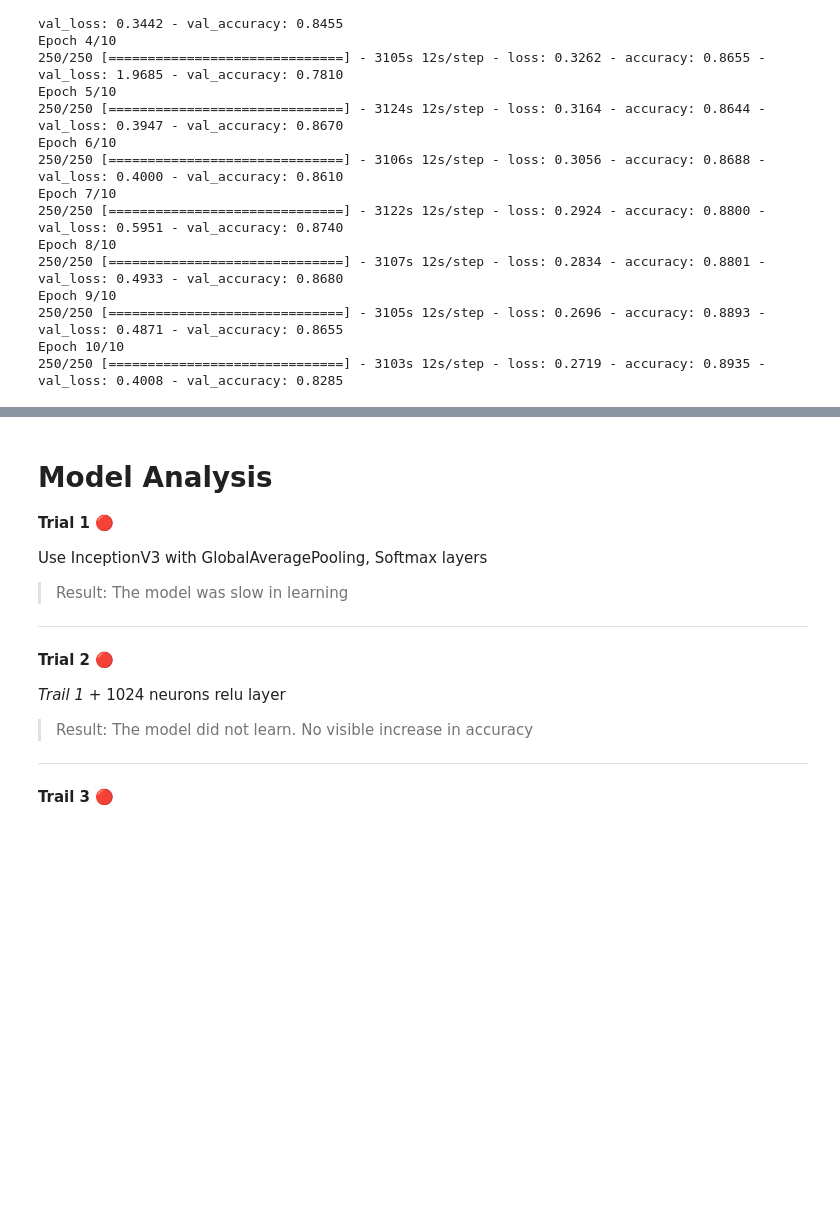
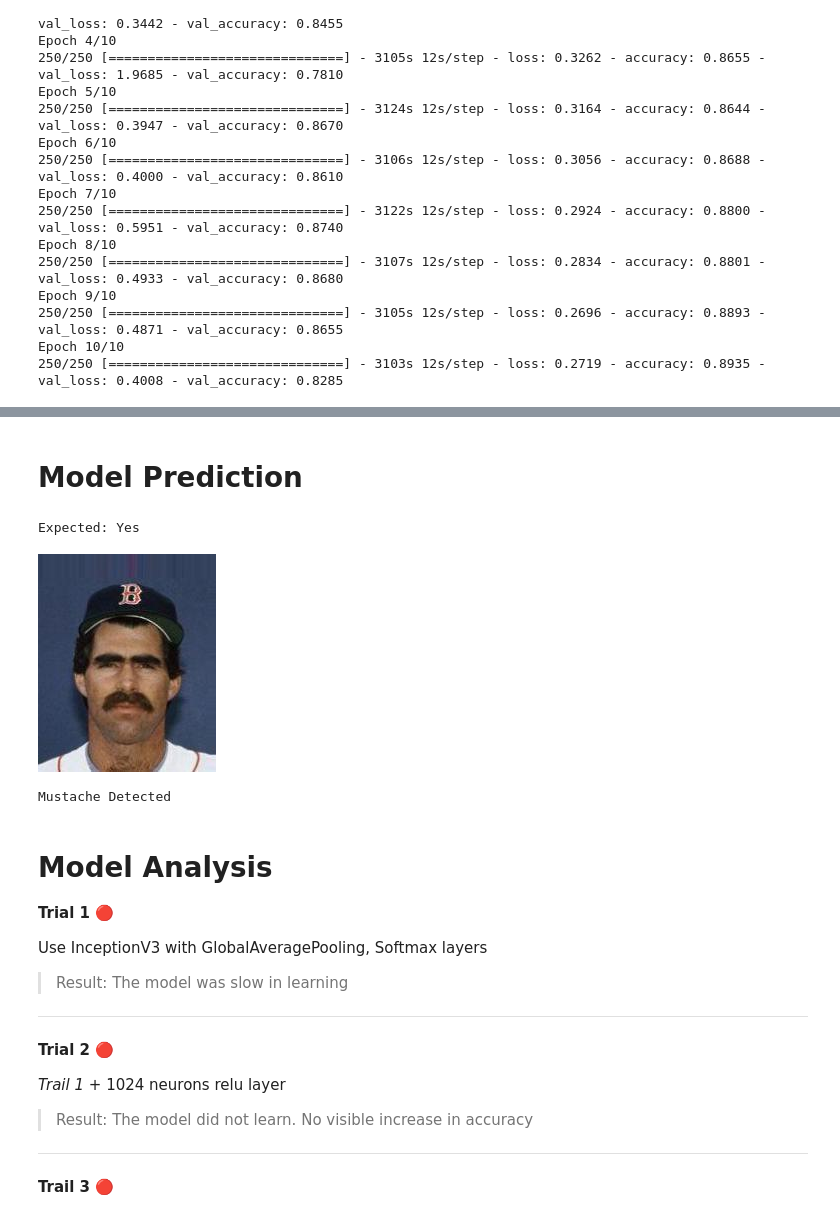
Before and after one commit to vikram0230/Mustache-Detection, a Jupyter notebook: Mustache Detection without OpenCV/mustache_detection.ipynb, the cells around one changed output, grey strips where cells are left out. Drawn from its saved outputs; the diff is of its cells as text; code cells hidden in the pictures; blank space fills up the shorter version.

```diff
--- a/Mustache Detection without OpenCV/mustache_detection.ipynb
+++ b/Mustache Detection without OpenCV/mustache_detection.ipynb
@@ -816,0 +824,7 @@ plt.show()
+# %%
+keras.backend.clear_session()
+x = GlobalAveragePooling2D()(inception.output)
+x = Dense(1024, activation='relu')(x)
+x = Dense(2, activation='softmax')(x)
+
+model = Model(inception.inputs,x)
@@ -816,0 +837,27 @@ plt.show()
+# %%
+model.load_weights('/content/mustache_detection_inception_wo_opencv.h5')
+# %% [markdown]
+# **Model Prediction**
+# %%
+classes = ['No Mustache Detected','Mustache Detected']
+# %%
+# Sample Image Prediction
+
+def predict_mustache(imagePath):
+  image = cv2.imread(imagePath)
+  gray = cv2.cvtColor(image, cv2.COLOR_BGR2GRAY)
+
+  faces = face_classifier.detectMultiScale(gray, 1.05, 5)
+
+  # Condition: Works only when 1 face is detected
+  if len(faces) == 1:
+    for (x,y,w,h) in faces:
+      cropped_img = image[y:y+h,x:x+w]
+      cropped_img = cv2.resize(cropped_img, (256, 256))
+      img_tensor = img_to_array(img)
+      img_tensor = np.expand_dims(img_tensor, axis=0)
+      img_tensor /= 255.
+      prediction = model.predict(img_tensor)
+      prediction_class = classes[np.argmax(prediction)]
+      cv2_imshow(image)
+      print(prediction_class)
@@ -817,3 +867,14 @@ plt.show()
+# %%
+idx = randint(1,test_data.shape[0])
+imageName = test_data.index[idx]
+actual = test_data.loc[imageName]['Mustache']
+print('Expected: {}'.format(actual))
+imagePath = BASE_PATH + imageName
+predict_mustache(imagePath)
+# %% [output]
+Expected: Yes
+[figure, added]
+Mustache Detected
 # %% [markdown]
 # **Model Analysis**
 
```
Also changed, not shown: parts of 15 cells of this notebook.
